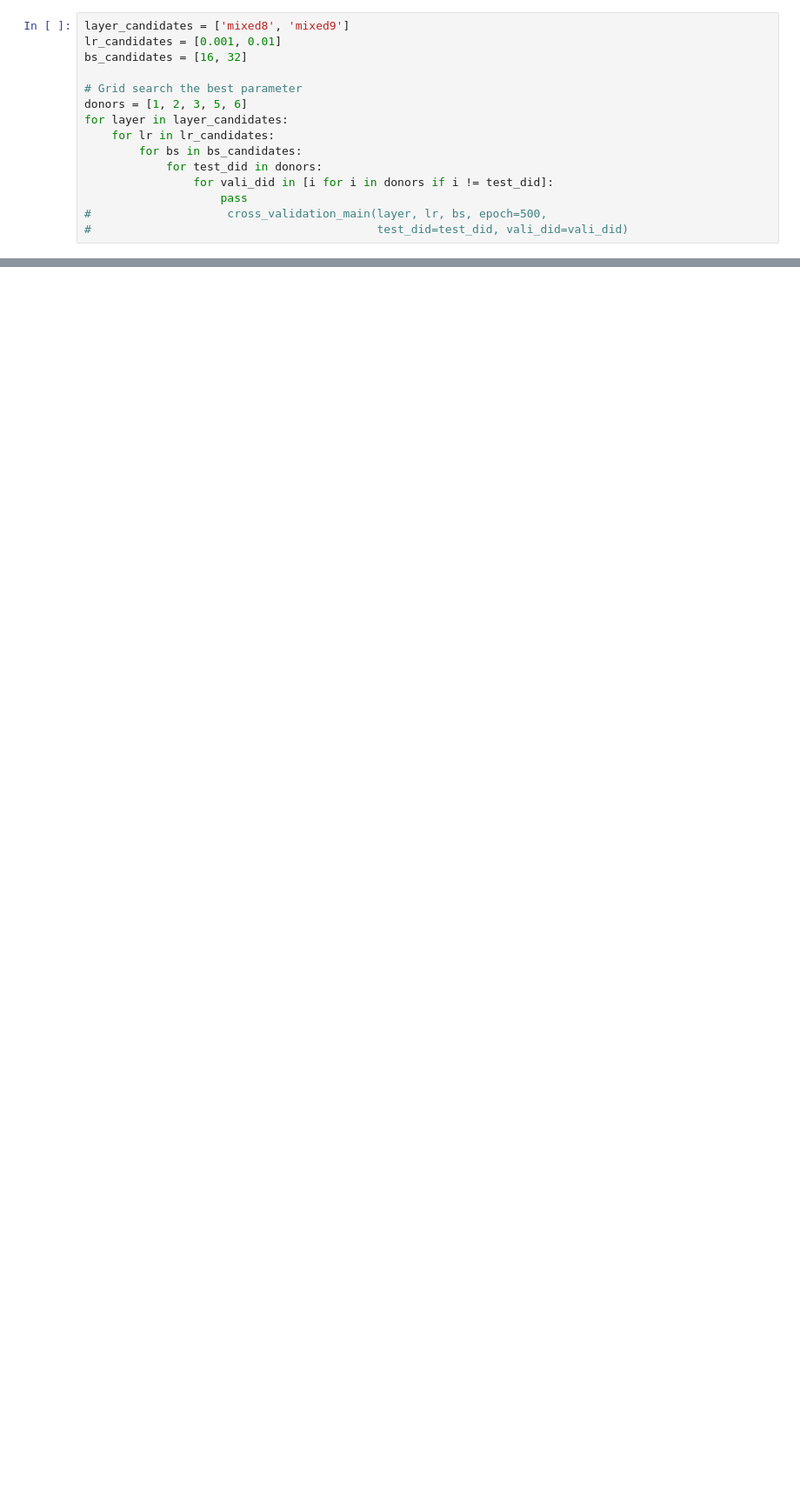
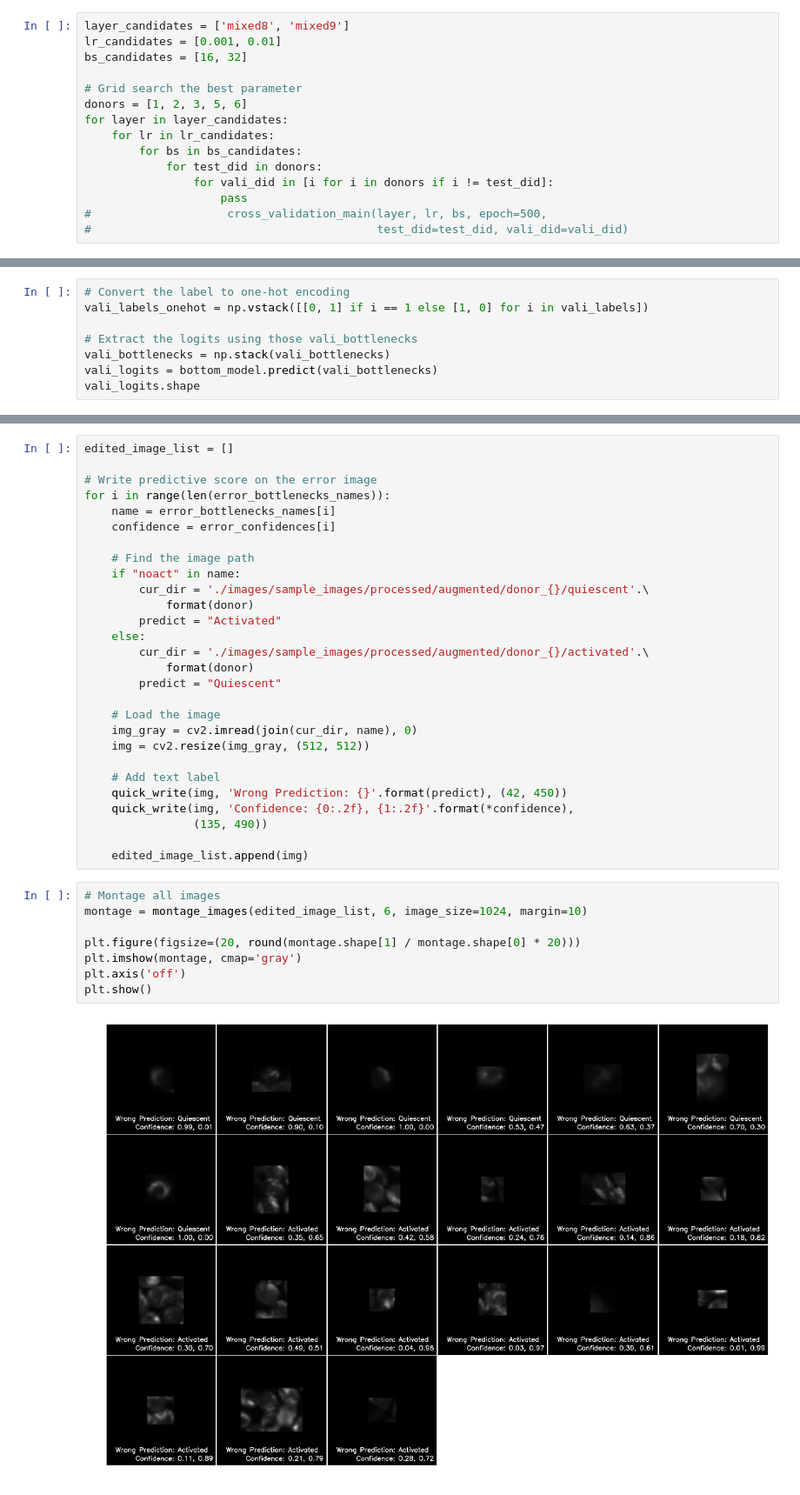
Before and after one commit to gitter-lab/t-cell-classification, a Jupyter notebook: transfer_learning.ipynb, the cells around one changed output, grey strips where cells are left out. Shown at 87% size. Cells and saved outputs as stored; diff of their text form; blank space fills up the shorter version.

```diff
--- a/transfer_learning.ipynb
+++ b/transfer_learning.ipynb
@@ -1097,0 +1789,8 @@ for layer in layer_candidates:
+# %%
+# Convert the label to one-hot encoding
+vali_labels_onehot = np.vstack([[0, 1] if i == 1 else [1, 0] for i in vali_labels])
+
+# Extract the logits using those vali_bottlenecks
+vali_bottlenecks = np.stack(vali_bottlenecks)
+vali_logits = bottom_model.predict(vali_bottlenecks)
+vali_logits.shape
@@ -1097,0 +2002,38 @@ for layer in layer_candidates:
+# %%
+edited_image_list = []
+
+# Write predictive score on the error image
+for i in range(len(error_bottlenecks_names)):
+    name = error_bottlenecks_names[i]
+    confidence = error_confidences[i]
+
+    # Find the image path
+    if "noact" in name:
+        cur_dir = './images/sample_images/processed/augmented/donor_{}/quiescent'.\
+            format(donor)
+        predict = "Activated"
+    else:
+        cur_dir = './images/sample_images/processed/augmented/donor_{}/activated'.\
+            format(donor)
+        predict = "Quiescent"
+
+    # Load the image
+    img_gray = cv2.imread(join(cur_dir, name), 0)
+    img = cv2.resize(img_gray, (512, 512))
+
+    # Add text label
+    quick_write(img, 'Wrong Prediction: {}'.format(predict), (42, 450))
+    quick_write(img, 'Confidence: {0:.2f}, {1:.2f}'.format(*confidence),
+                (135, 490))
+
+    edited_image_list.append(img)
+# %%
+# Montage all images
+montage = montage_images(edited_image_list, 6, image_size=1024, margin=10)
+
+plt.figure(figsize=(20, round(montage.shape[1] / montage.shape[0] * 20)))
+plt.imshow(montage, cmap='gray')
+plt.axis('off')
+plt.show()
+# %% [output]
+[figure, added]
```
Also changed, not shown: parts of 89 cells of this notebook.
